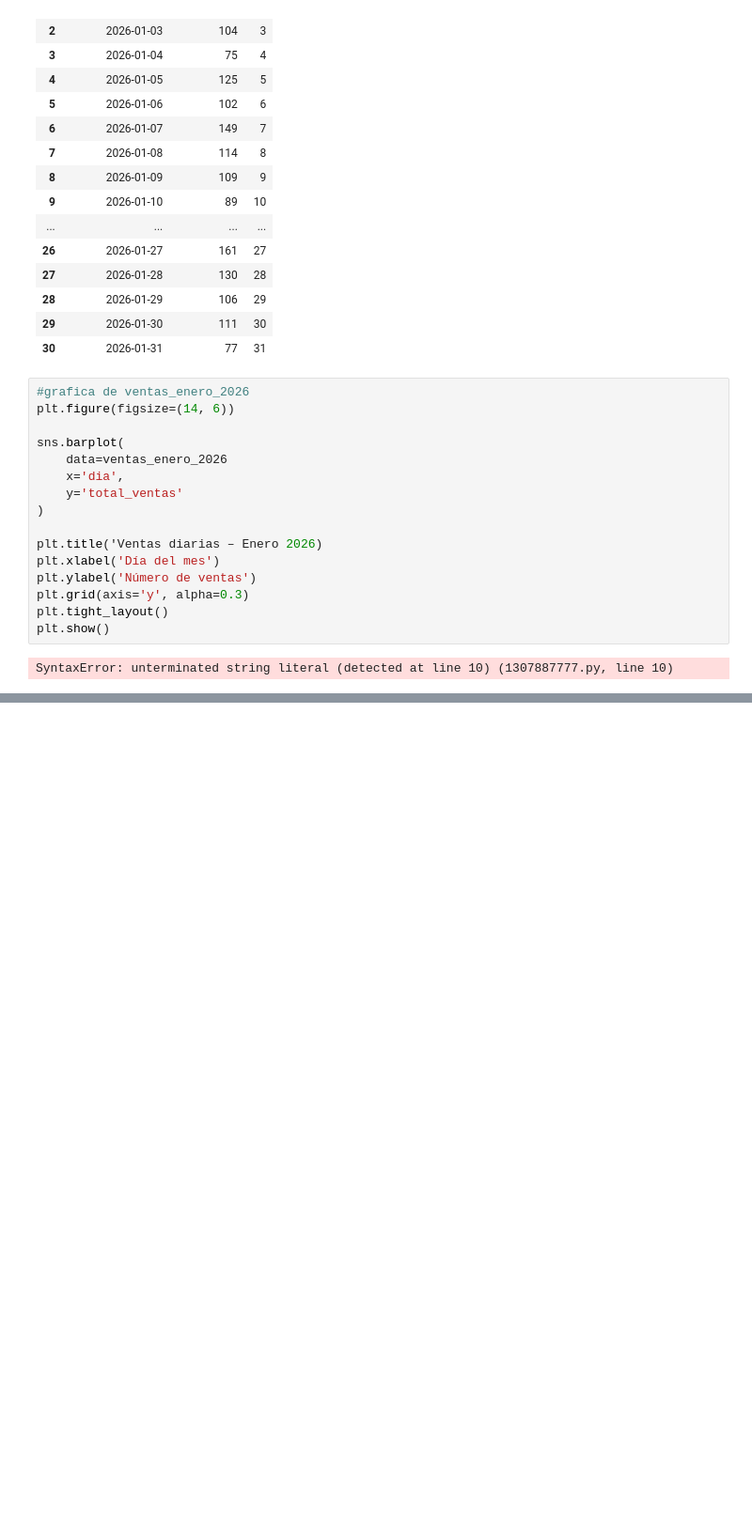
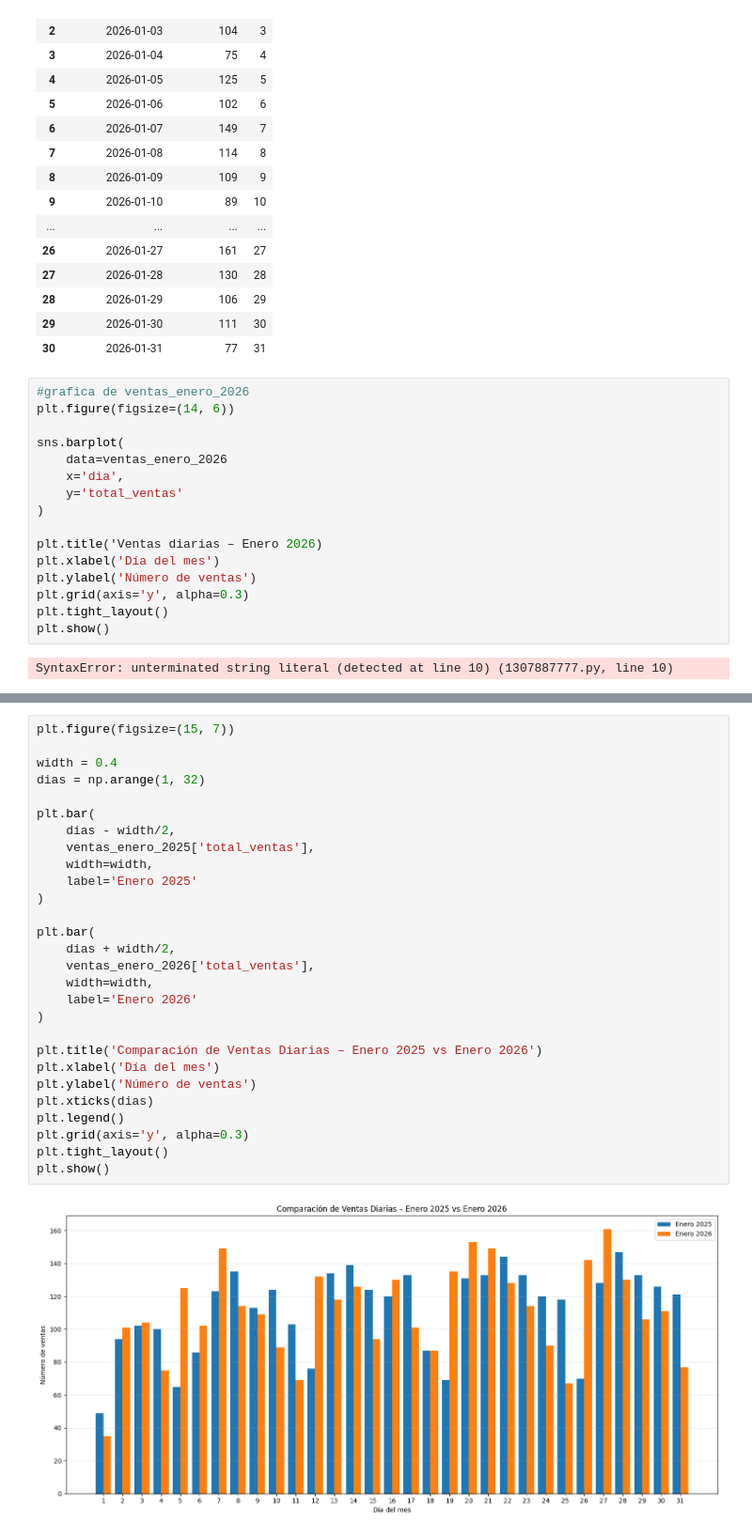
Before and after one commit to mercadolibre2-crypto/ventas-2025-vs-2026-, a Jupyter notebook: Comparacion.ipynb, the cells around one changed output, grey strips where cells are left out. Shown at 94% size. Cells and saved outputs as stored; diff of their text form; blank space fills up the shorter version.

```diff
--- a/Comparacion.ipynb
+++ b/Comparacion.ipynb
@@ -444,0 +449,30 @@ plt.show()
+# %%
+plt.figure(figsize=(15, 7))
+
+width = 0.4
+dias = np.arange(1, 32)
+
+plt.bar(
+    dias - width/2,
+    ventas_enero_2025['total_ventas'],
+    width=width,
+    label='Enero 2025'
+)
+
+plt.bar(
+    dias + width/2,
+    ventas_enero_2026['total_ventas'],
+    width=width,
+    label='Enero 2026'
+)
+
+plt.title('Comparación de Ventas Diarias – Enero 2025 vs Enero 2026')
+plt.xlabel('Día del mes')
+plt.ylabel('Número de ventas')
+plt.xticks(dias)
+plt.legend()
+plt.grid(axis='y', alpha=0.3)
+plt.tight_layout()
+plt.show()
+# %% [output]
+[figure, added]
```
Also changed, not shown: parts of 1 cell of this notebook.
